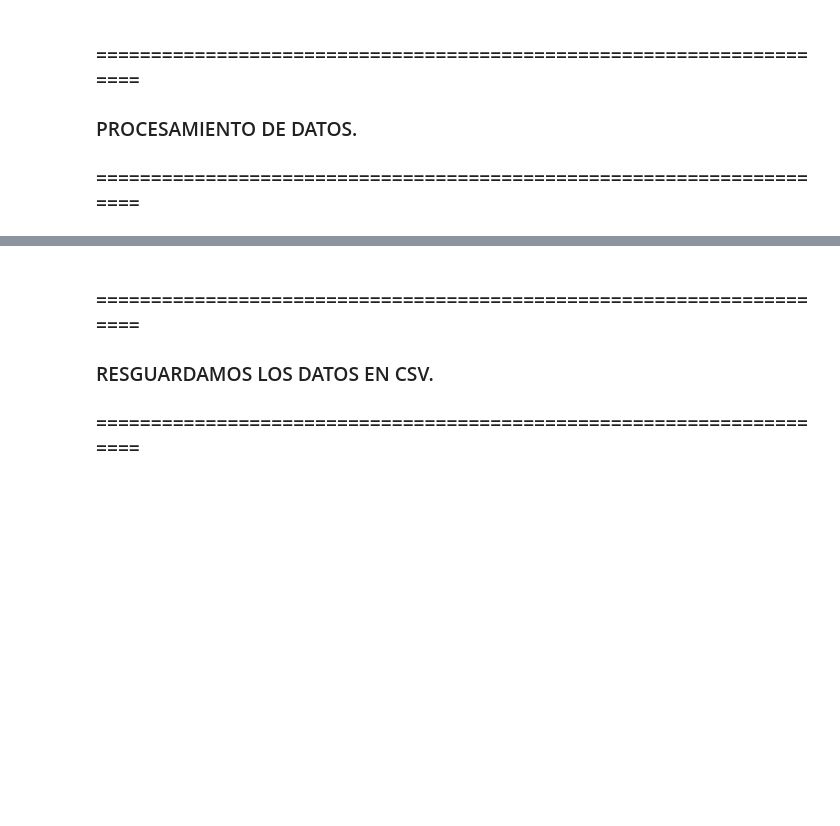
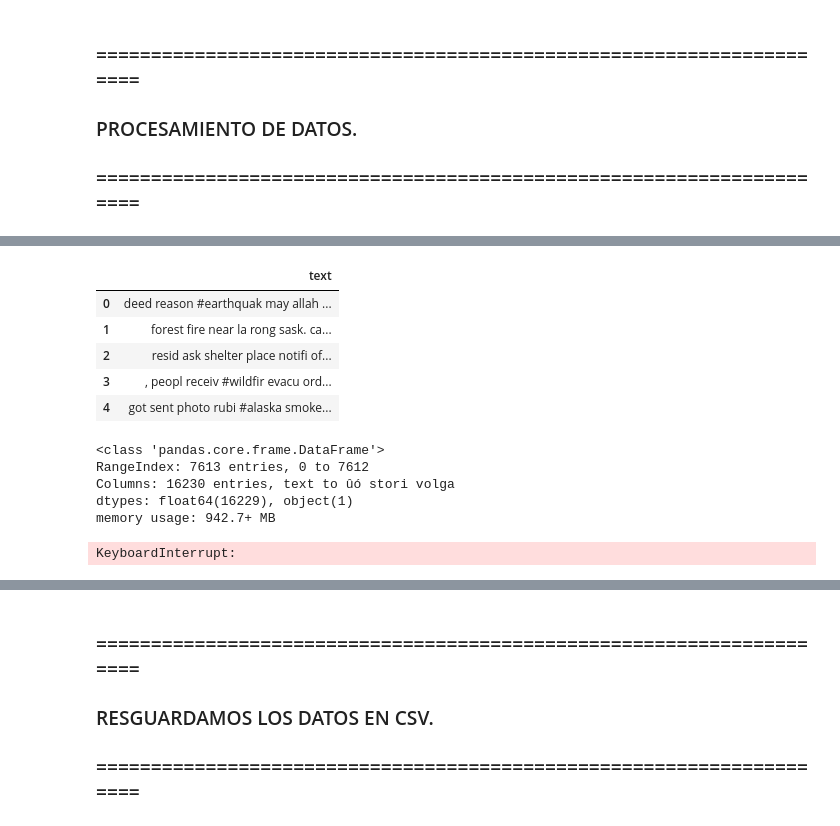
Before and after one commit to patopizzini/Organizacion_Datos_1C2020, a Jupyter notebook: TP2/TP2 PROCESAMIENTO.ipynb, the cells around one changed output, grey strips where cells are left out. Cells and saved outputs as stored; diff of their text form; code cells hidden in the pictures; blank space fills up the shorter version.

```diff
--- a/TP2/TP2 PROCESAMIENTO.ipynb
+++ b/TP2/TP2 PROCESAMIENTO.ipynb
@@ -141,0 +185,12 @@ original_test.loc[original_test['keyword'] != 'vacio', ['conKeyword']] = 1
+# %%
+# Tratamiento del set con nltk y nlpaug
+# NLTK
+# Sabiendo que todos los tweets son en idioma ingles, quitamos las stopwords
+stop_words = set(stopwords.words('english'))
+original_train['text'] =  original_train['text'].apply(lambda x: ' '.join([word for word in x.split() if word not in (stop_words)]))
+original_test['text'] =  original_test['text'].apply(lambda x: ' '.join([word for word in x.split() if word not in (stop_words)]))
+# %%
+#PASAMOS A LA RAÍZ IDOMÁTICA DE LA PALABRA.
+stemmer = SnowballStemmer('english')
+original_train['text'] = original_train['text'].apply(lambda x:' '.join([stemmer.stem(y) for y in x.split()]))
+original_test['text'] = original_test['text'].apply(lambda x:' '.join([stemmer.stem(y) for y in x.split()]))
@@ -141,0 +203,13 @@ original_test.loc[original_test['keyword'] != 'vacio', ['conKeyword']] = 1
+# %%
+#TF-IDF
+original_train_Serie = original_train['text']
+original_train_DF = original_train_Serie.to_frame()
+# %%
+original_train_DF.head()
+# %% [output]
+|  | text |
+| 0 | deed reason #earthquak may allah ... |
+| 1 | forest fire near la rong sask. ca... |
+| 2 | resid ask shelter place notifi of... |
+| 3 | , peopl receiv #wildfir evacu ord... |
+| 4 | got sent photo rubi #alaska smoke... |
@@ -141,0 +251,22 @@ original_test.loc[original_test['keyword'] != 'vacio', ['conKeyword']] = 1
+# %%
+original_train_DF.info()
+# %% [output]
+<class 'pandas.core.frame.DataFrame'>
+RangeIndex: 7613 entries, 0 to 7612
+Columns: 16230 entries, text to ûó stori volga
+dtypes: float64(16229), object(1)
+memory usage: 942.7+ MB
+# %%
+def get_correlation(data, threshold):
+    corr_col = set()
+    cormat = data.corr()
+    for i in range(len(cormat.columns)):
+        for j in range(i):
+            if abs(cormat.iloc[i,j]) > threshold:
+                colname = cormat.columns[i]
+                corr_col.add(colname)
+    return corr_col
+
+corr_features = get_correlation(original_train_DF, 0.70)
+# %% [output]
+KeyboardInterrupt:
```
Also changed, not shown: parts of 23 cells of this notebook, 1 other file.
